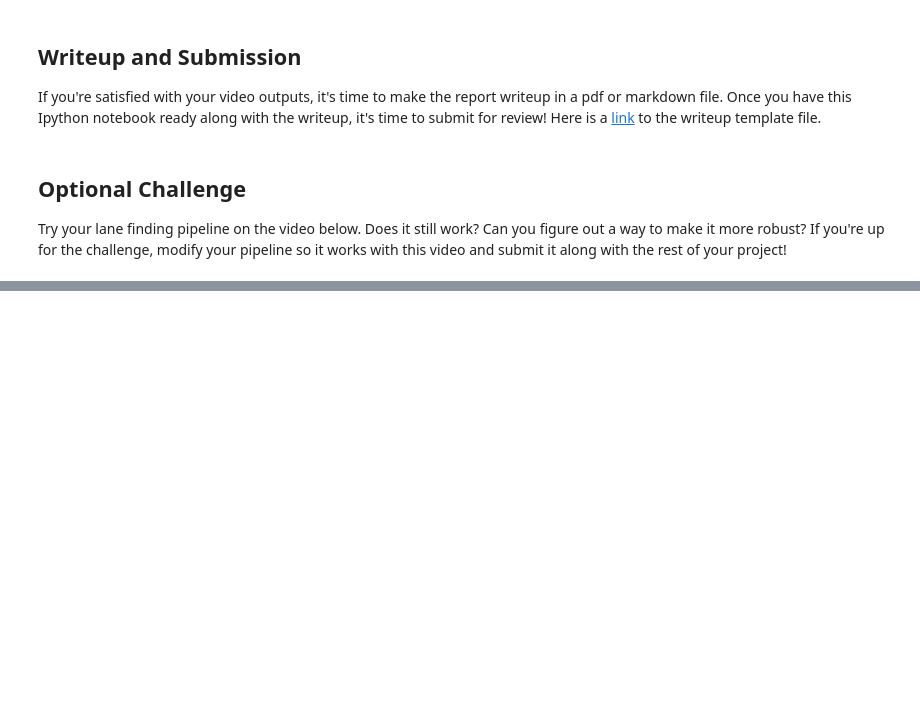
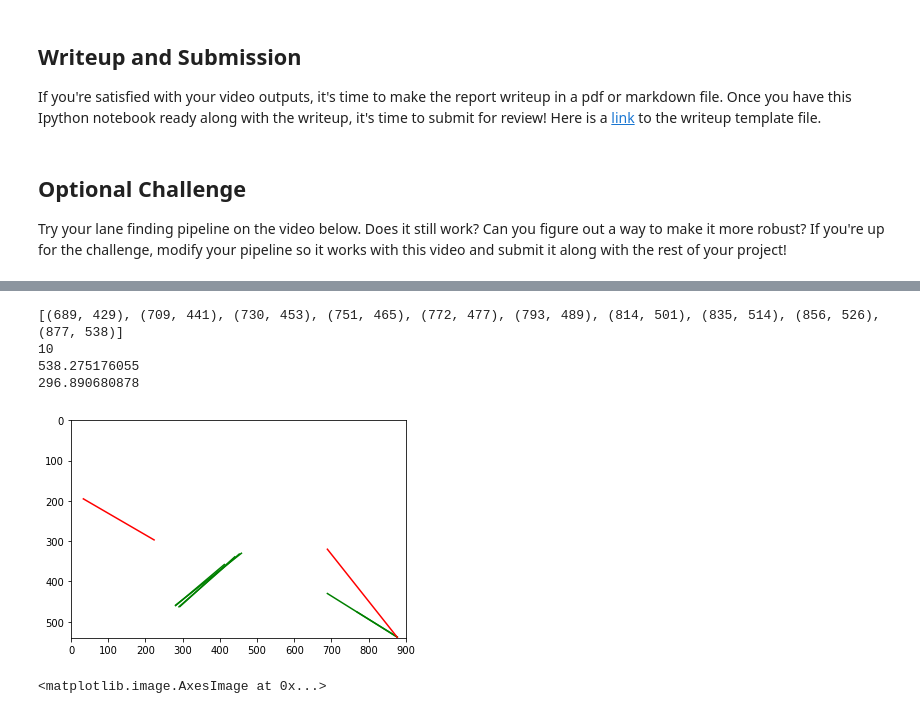
Before and after one commit to GarrettKucinski/sdnd-project-one, a Jupyter notebook: P1.ipynb, the cells around one changed output, grey strips where cells are left out. Saved outputs shown, nothing was run; the diff lists cells and outputs as text; code cells hidden in the pictures; blank space fills up the shorter version.

```diff
--- a/P1.ipynb
+++ b/P1.ipynb
@@ -467,3 +767,83 @@ HTML("""
 """.format(challenge_output))
 # %% [output]
 [interactive output not drawn]
+# %%
+def new_hough_lines(img, rho, theta, threshold, min_line_length, max_line_gap):
+    """
+    `img` should be the output of a Canny transform.
+
+    Returns an image with hough lines drawn.
+    """
+    lines = cv2.HoughLinesP(img, rho, theta, threshold, np.array([]), minLineLength=min_line_length, maxLineGap=max_line_gap)
+
+    return lines
+
+def process(img, kernel_size, vertices, low, high, rho, theta, threshold, min_line_length, max_line_gap):
+    low, high = canny_range_data
+    rho, theta, threshold, min_line_length, max_line_gap = hough_data
+
+    gs_img = grayscale(img)
+    blurred_img = gaussian_blur(gs_img, kernel_size)
+    canny_img = canny(blurred_img, low, high)
+    masked_img = region_of_interest(canny_img, vertices)
+
+    return new_hough_lines(masked_img, rho, theta, threshold, min_line_length, max_line_gap)
+
+lines = process(test_imgs[5], **data)
+
+for line in lines:
+    for x1, y1, x2, y2 in line:
+        plt.plot((x1, x2), (y1, y2), 'g')
+
+left_x = []
+left_y = []
+right_x = []
+right_y = []
+
+for line in lines:
+    for x1, y1, x2, y2 in line:
+        m = (y2-y1) / (x2-x1)
+        if m < 0:
+            left_x += [x1, x2]
+            left_y += [y1, y2]
+        else:
+            right_x += [x1, x2]
+            right_y += [y1, y2]
+
+z = np.polyfit(right_x, right_y, 1)
+f = np.poly1d(z)
+
+x_new = np.linspace(min(right_x), max(right_x), 10).astype(int)
+y_new = f(x_new).astype(int)
+points_new = list(zip(x_new, y_new))
+
+print(points_new) # [(25, 13), (28, 18), (31, 22), (34, 26), (37, 30), (40, 34), (43, 39), (46, 43), (49, 47), (52, 51)]
+print(len(points_new)) # 10
+
+# for x, y in points_new:
+#     plt.plot(x, y, 'ro')
+
+# for i in range(1, len(points_new)):
+#     px, py = points_new[i-1]
+#     cx, cy = points_new[i]
+#     plt.plot((px, cx), (py, cy), 'r')
+
+px, py = points_new[0]
+cx, cy = points_new[-1]
+
+# plt.plot((px, cx), (py, cy), 'r')
+print(f(max(right_x)))
+print(f(max(left_x)))
+plt.plot((min(right_x), max(right_x)), (320, 540-1), 'r')
+plt.plot((f(330), f(0)), (f(max(left_x)), f(min(left_x))), 'r')
+
+plt.axis([0, 900, 540, 0])
+plt.show()
+plt.imshow(test_imgs[3])
+# %% [output]
+[(689, 429), (709, 441), (730, 453), (751, 465), (772, 477), (793, 489), (814, 501), (835, 514), (856, 526), (877, 538)]
+10
+538.275176055
+296.890680878
+[figure, added]
+<matplotlib.image.AxesImage at 0x...>
```
Also changed, not shown: parts of 6 cells of this notebook, 2 other files.
